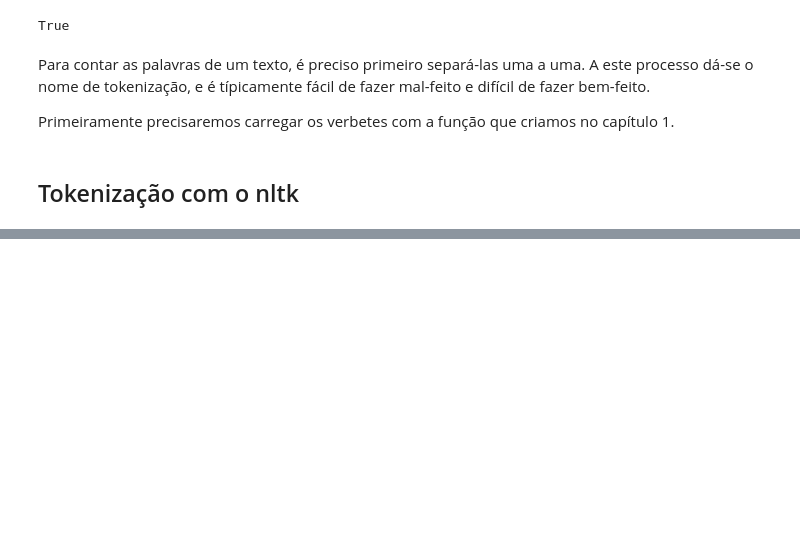
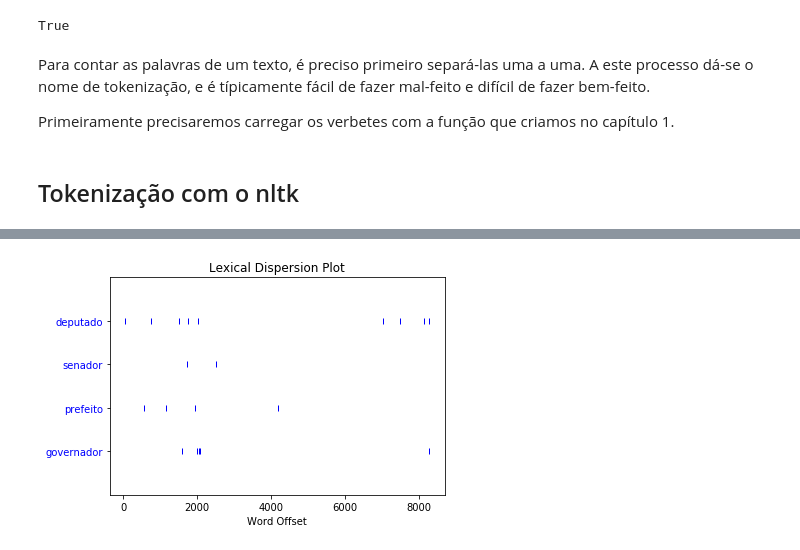
Before and after one commit to fccoelho/text-mining-cientistas-sociais, a Jupyter notebook: Capitulo_2.ipynb, the cells around one changed output, grey strips where cells are left out. Cells and saved outputs as stored; diff of their text form; code cells hidden in the pictures; blank space fills up the shorter version.

```diff
--- a/Capitulo_2.ipynb
+++ b/Capitulo_2.ipynb
@@ -86,0 +79,3 @@ palavras[:10]
+# %%
+c = Counter(palavras)
+c.most_common(n=10)
@@ -86,0 +118,2 @@ palavras[:10]
+# %%
+tc = nltk.TextCollection([nltk.word_tokenize(c) for c in tabela.corpo])
@@ -86,0 +139,4 @@ palavras[:10]
+# %%
+tc.dispersion_plot(['deputado', 'senador', 'prefeito', 'governador'])
+# %% [output]
+[figure, added]
```
Also changed, not shown: parts of 16 cells of this notebook, 3 other files.
